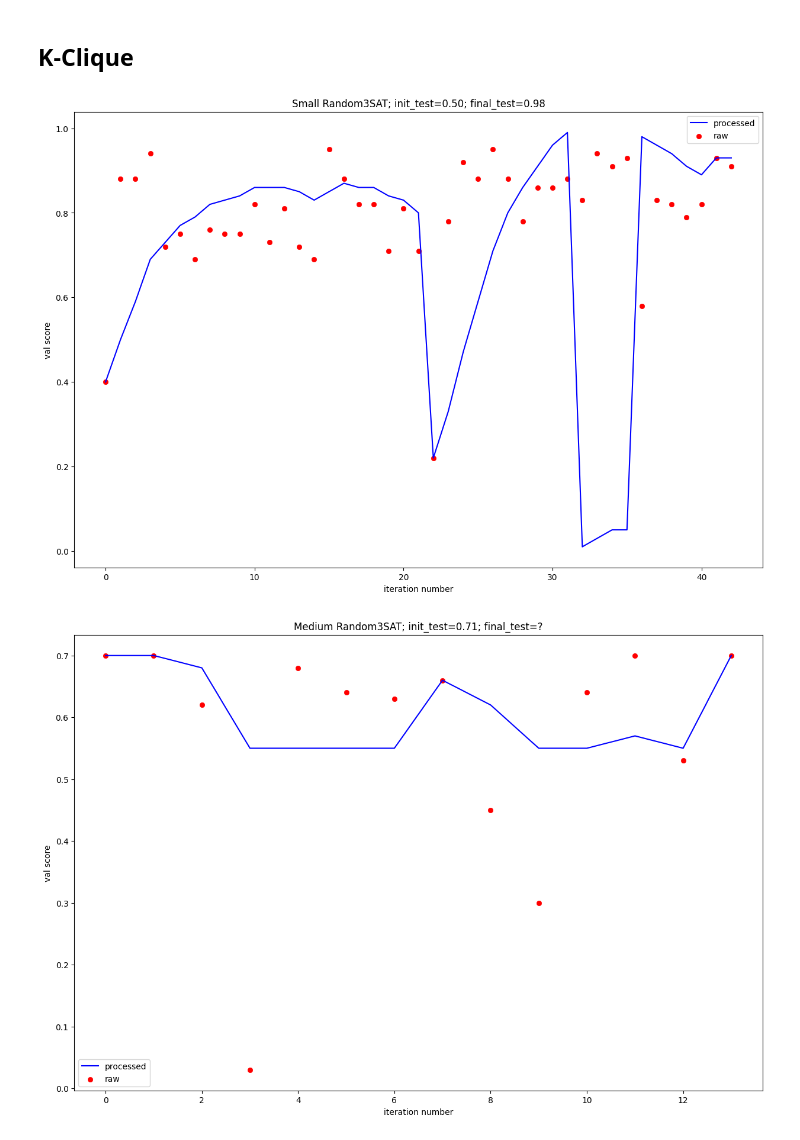
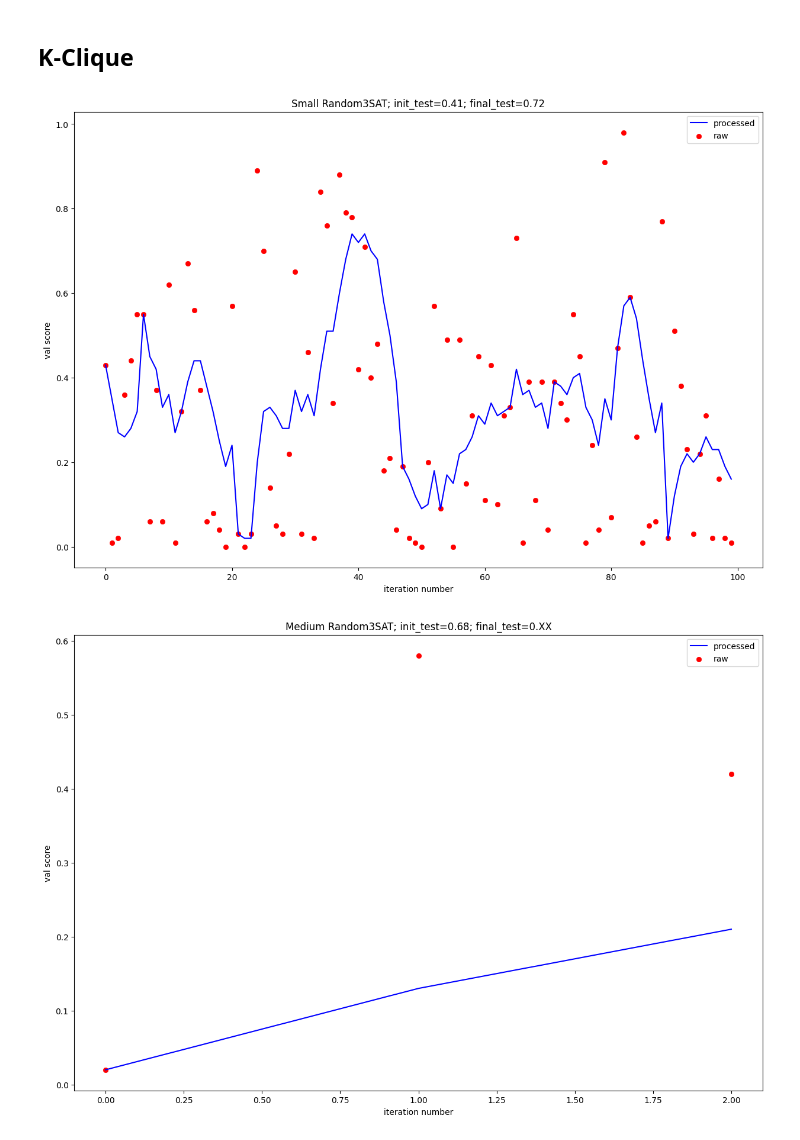
Before and after one commit to StevenMaio/rl-repair, a Jupyter notebook: notebooks/analyze-data.ipynb, the cells around one changed output. Cells and saved outputs as stored; diff of their text form; code cells hidden in the pictures.

Commit message:
[feat] added plot analyses of training

```diff
--- a/notebooks/analyze-data.ipynb
+++ b/notebooks/analyze-data.ipynb
@@ -86,8 +86,8 @@ plt.show()
 # %% [markdown]
 ## Random3SAT Analysis
 # %%
-small_log = 'random3sat_small2.txt'
-medium_log = 'random3sat_medium2.txt'
+small_log = 'random3sat-small.txt'
+medium_log = 'random3sat-medium.txt'
 
 small_val_scores_raw = []
 small_val_scores_processed = []
@@ -136,8 +136,8 @@ plt.show()
 # %% [markdown]
 ## K-Clique
 # %%
-small_log = 'k-clique_small.txt'
-medium_log = 'k-clique_medium.txt'
+small_log = 'k-clique-small2.txt'
+medium_log = 'k-clique-medium2.txt'
 
 small_val_scores_raw = []
 small_val_scores_processed = []
@@ -161,25 +161,25 @@ with open(medium_log) as f:
 # %%
 fig, ax = plt.subplots(figsize=(15, 10))
 ax.plot(small_val_scores_processed, color='b', label='processed')
 ax.scatter(range(len(small_val_scores_raw)), small_val_scores_raw, color='r', linewidths=0.5, label='raw')
 
-plt.title('Small Random3SAT; init_test=0.50; final_test=0.98')
+plt.title('Small Random3SAT; init_test=0.41; final_test=0.72')
 plt.xlabel('iteration number')
 plt.ylabel('val score')
 ax.legend()
 
 plt.show()
 
 fig, ax = plt.subplots(figsize=(15, 10))
 ax.plot(medium_val_scores_processed, color='b', label='processed')
 ax.scatter(range(len(medium_val_scores_raw)), medium_val_scores_raw, color='r', linewidths=0.5, label='raw')
 
-plt.title('Medium Random3SAT; init_test=0.71; final_test=?')
+plt.title('Medium Random3SAT; init_test=0.68; final_test=0.XX')
 plt.xlabel('iteration number')
 plt.ylabel('val score')
 ax.legend()
 
 plt.show()
 # %% [output]
-[figure, old version]
+[figure, new version]
-[figure, old version]
+[figure, new version]
```
Also changed, not shown: parts of 1 cell of this notebook.
